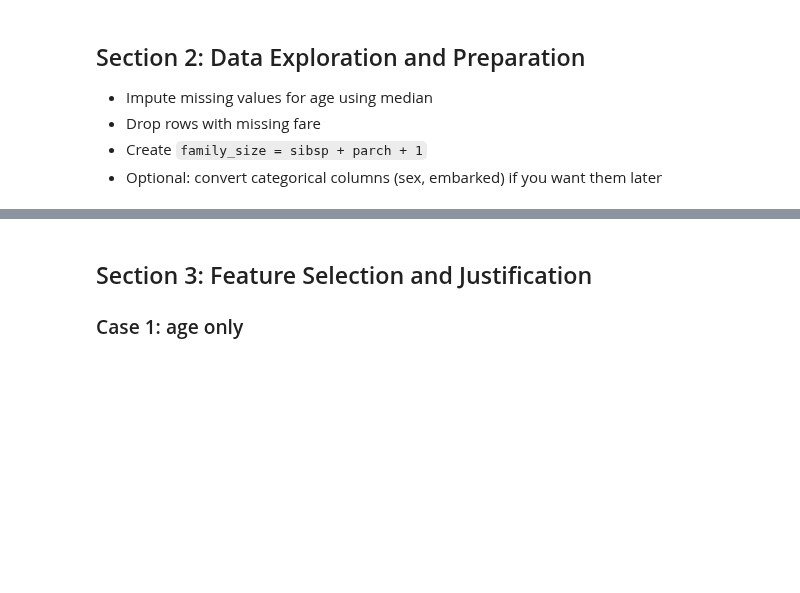
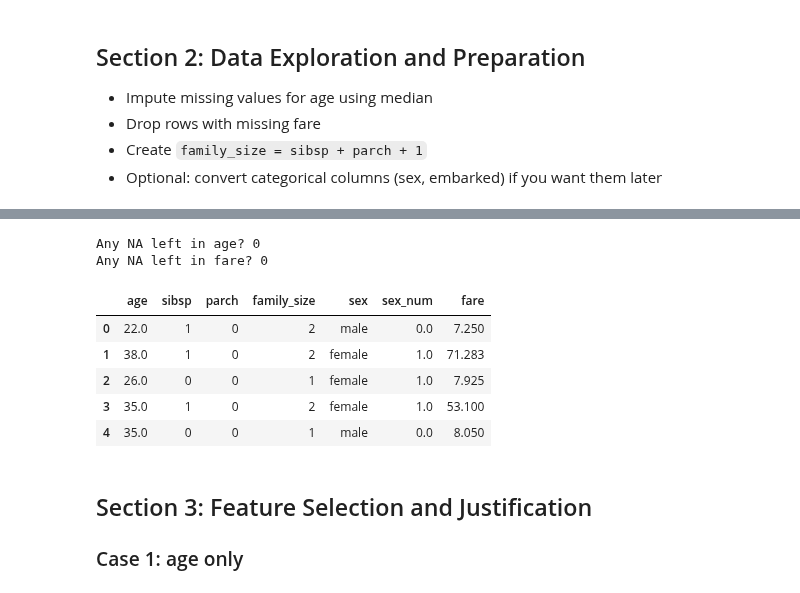
Before and after one commit to BethSpornitz/ml01, a Jupyter notebook: notebooks/project04/ml04_bethspornitz.ipynb, the cells around one changed output, grey strips where cells are left out. Cells and saved outputs as stored; diff of their text form; code cells hidden in the pictures; blank space fills up the shorter version.

```diff
--- a/notebooks/project04/ml04_bethspornitz.ipynb
+++ b/notebooks/project04/ml04_bethspornitz.ipynb
@@ -35,14 +94,31 @@ titanic.head()
 # %%
-# Fill missing ages, drop missing fares, create family_size
-titanic['age'].fillna(titanic['age'].median(), inplace=True)
+# Section 2.2 — Handle missing values and clean data
+
+# 1) Impute age with median (FIX: avoid chained assignment warning)
+titanic['age'] = titanic['age'].fillna(titanic['age'].median())
+
+# 2) Drop rows with missing fare (target for regression)
 titanic = titanic.dropna(subset=['fare'])
+
+# 3) Feature engineering: family_size = sibsp + parch + 1
 titanic['family_size'] = titanic['sibsp'] + titanic['parch'] + 1
 
-# Optional encodings for later use in Case 4:
-# titanic['sex_male'] = (titanic['sex'] == 'male').astype(int)
-# titanic = pd.get_dummies(titanic, columns=['embarked'], prefix='embarked', drop_first=True)
+# 4) OPTIONAL encoding for Case 4 (sex -> numeric) — minimal, allowed by instructions
+titanic['sex_num'] = titanic['sex'].map({'male': 0, 'female': 1}).astype('float')
 
-titanic.head()
+# Sanity checks
+print("Any NA left in age?", titanic['age'].isna().sum())
+print("Any NA left in fare?", titanic['fare'].isna().sum())
+display(titanic[['age','sibsp','parch','family_size','sex','sex_num','fare']].head())
+# %% [output]
+Any NA left in age? 0
+Any NA left in fare? 0
+|  | age | sibsp | parch | family_size | sex | sex_num | fare |
+| 0 | 22.0 | 1 | 0 | 2 | male | 0.0 | 7.250 |
+| 1 | 38.0 | 1 | 0 | 2 | female | 1.0 | 71.283 |
+| 2 | 26.0 | 0 | 0 | 1 | female | 1.0 | 7.925 |
+| 3 | 35.0 | 1 | 0 | 2 | female | 1.0 | 53.100 |
+| 4 | 35.0 | 0 | 0 | 1 | male | 0.0 | 8.050 |
 # %% [markdown]
 ## Section 3: Feature Selection and Justification
 
```
Also changed, not shown: parts of 9 cells of this notebook.
